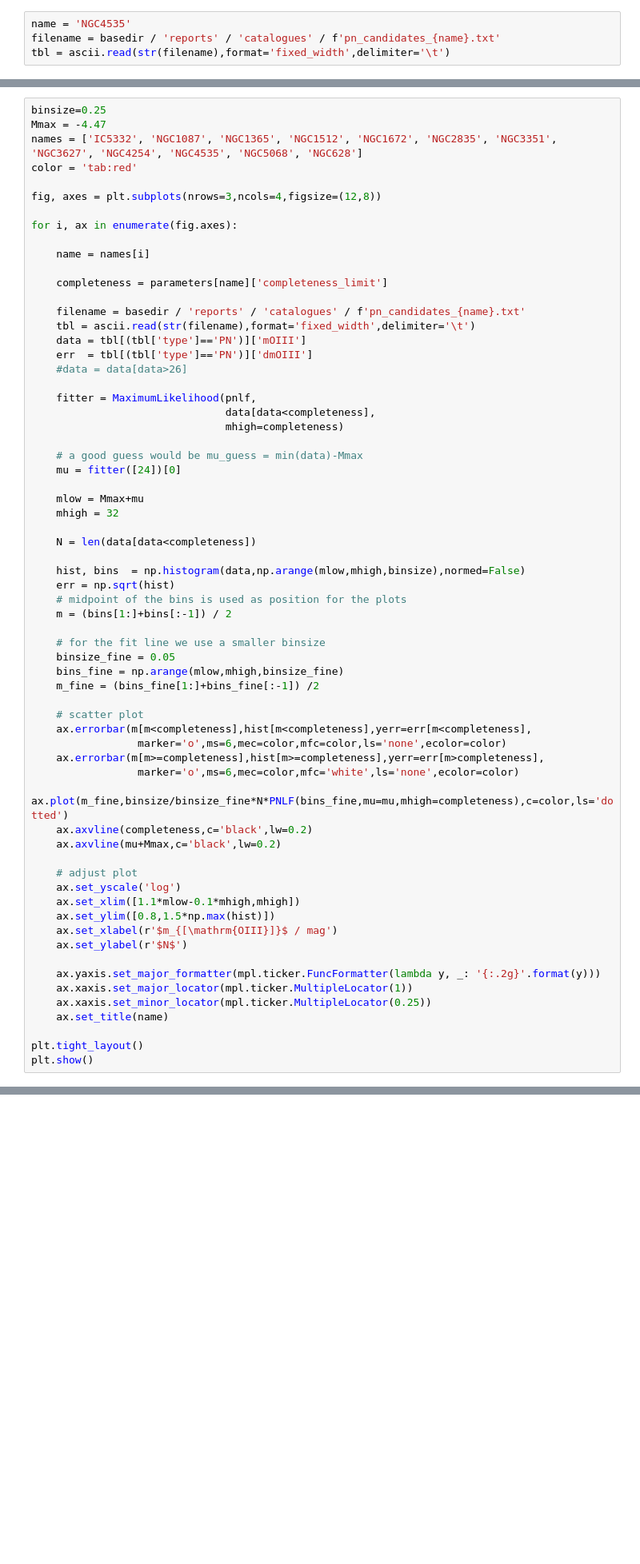
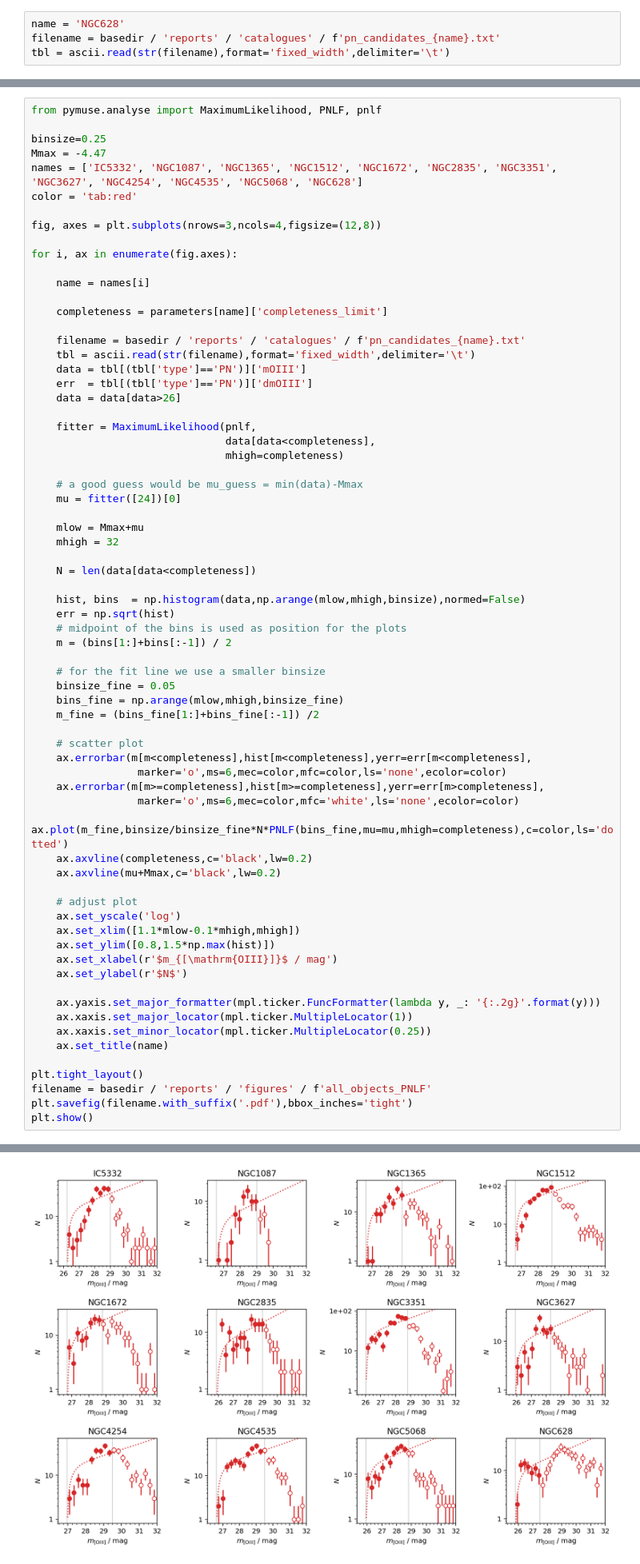
Before and after one commit to fschmnn/pnlf, a Jupyter notebook: notebooks/production_planetary_nebula.ipynb, the cells around one changed output, grey strips where cells are left out. Shown at 80% size. Saved outputs shown, nothing was run; the diff lists cells and outputs as text; blank space fills up the shorter version.

```diff
--- a/notebooks/production_planetary_nebula.ipynb
+++ b/notebooks/production_planetary_nebula.ipynb
@@ -270,7 +275,7 @@ We can already use the normalized luminosity function for the maximum likelihood
 
 **Note**: the function which is used for the likelihood must be normalized
 # %%
-name = 'NGC4535'
+name = 'NGC628'
 filename = basedir / 'reports' / 'catalogues' / f'pn_candidates_{name}.txt'
 tbl = ascii.read(str(filename),format='fixed_width',delimiter='\t')
 # %%
@@ -305,4 +327,6 @@ files
 # %%
+from pymuse.analyse import MaximumLikelihood, PNLF, pnlf
+
 binsize=0.25
 Mmax = -4.47
 names = ['IC5332', 'NGC1087', 'NGC1365', 'NGC1512', 'NGC1672', 'NGC2835', 'NGC3351', 'NGC3627', 'NGC4254', 'NGC4535', 'NGC5068', 'NGC628']
@@ -320,7 +344,7 @@ for i, ax in enumerate(fig.axes):
     tbl = ascii.read(str(filename),format='fixed_width',delimiter='\t')
     data = tbl[(tbl['type']=='PN')]['mOIII']
     err  = tbl[(tbl['type']=='PN')]['dmOIII']
-    #data = data[data>26]
+    data = data[data>26]
 
     fitter = MaximumLikelihood(pnlf,
                                data[data<completeness],
@@ -366,4 +390,7 @@ for i, ax in enumerate(fig.axes):
     ax.set_title(name)
 
 plt.tight_layout()
+filename = basedir / 'reports' / 'figures' / f'all_objects_PNLF'
+plt.savefig(filename.with_suffix('.pdf'),bbox_inches='tight')
 plt.show()
+# %% [output]
@@ -370,3 +414,4 @@ plt.show()
+[figure, added]
 # %% [markdown]
 ### Distance in parsec
 
```
Also changed, not shown: parts of 7 cells of this notebook, 7 other files.
